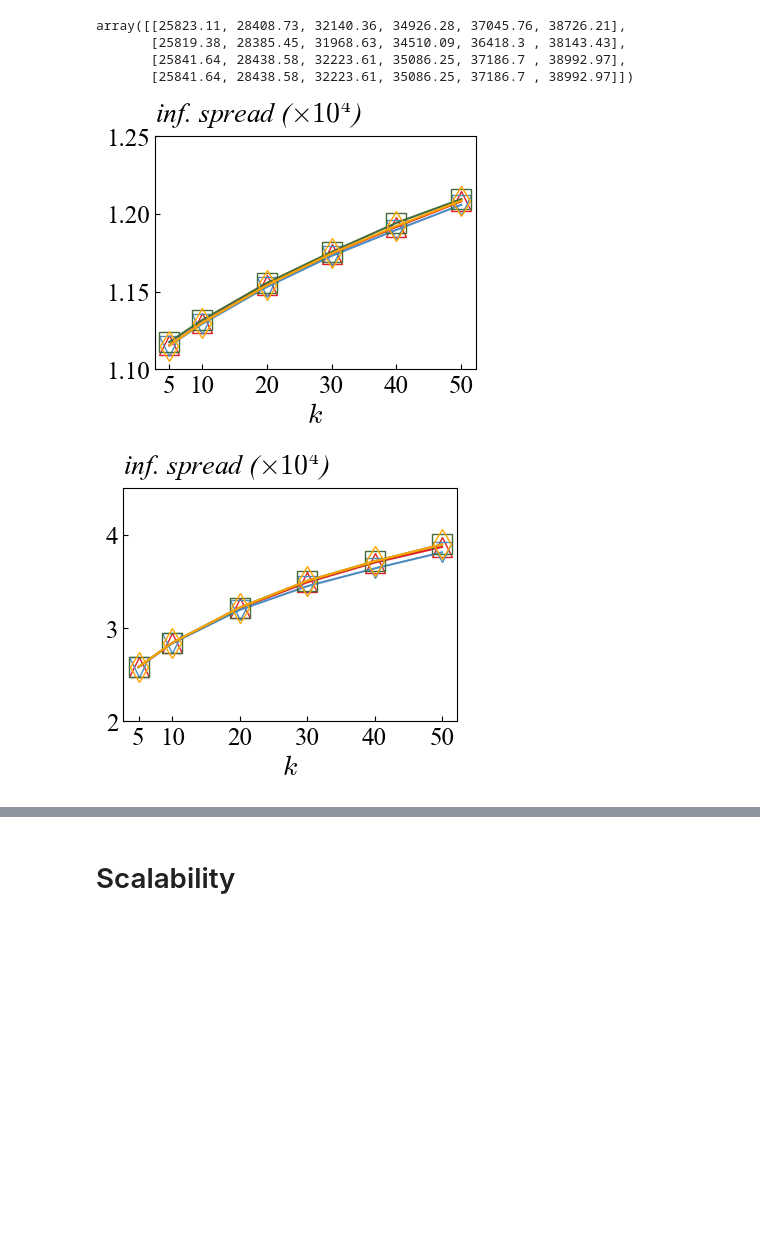
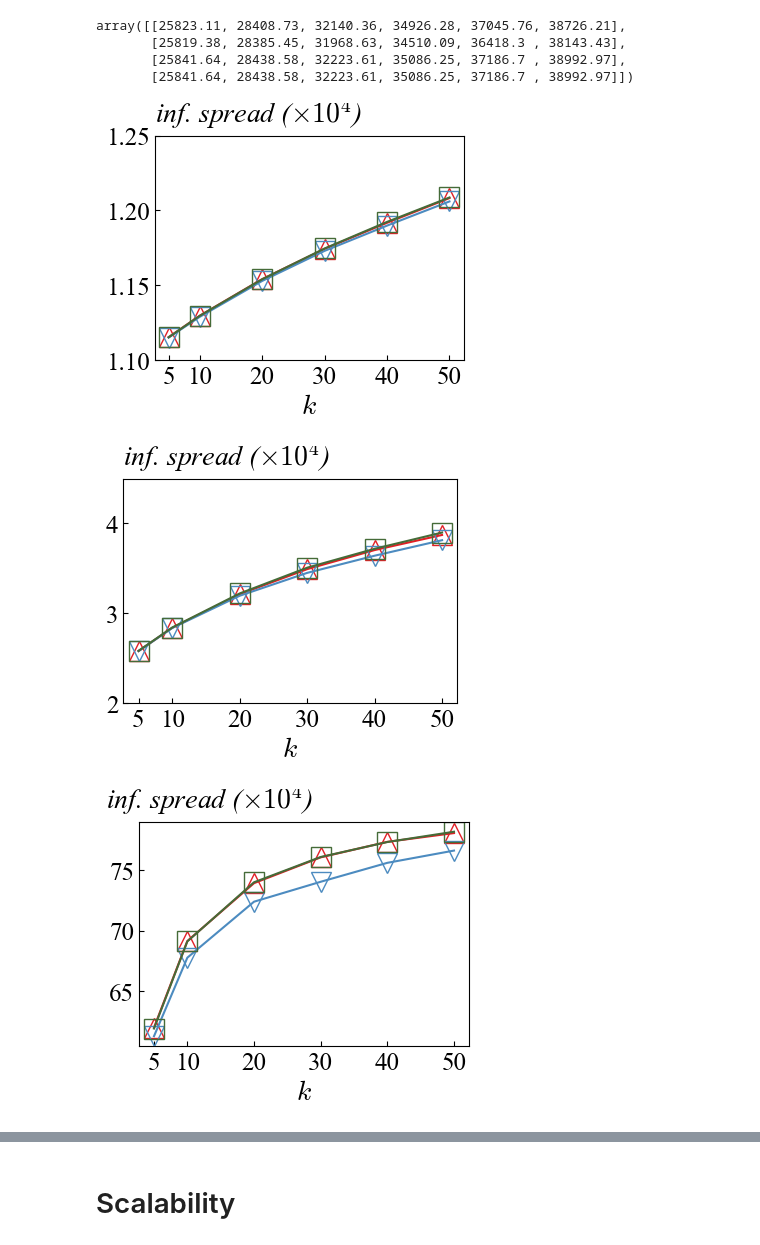
Before and after one commit to chenxlong3/AISPAC, a Jupyter notebook: data_process.ipynb, the cells around one changed output, grey strips where cells are left out. Cells and saved outputs as stored; diff of their text form; code cells hidden in the pictures; blank space fills up the shorter version.

```diff
--- a/data_process.ipynb
+++ b/data_process.ipynb
@@ -619,13 +625,14 @@ plot_stacked_bar(list(sep_time_twitter.values()), list(sep_time_epin.keys()), TI
 # Preserving the Guarantee
 # %%
 inf_k_epin_dict = get_inf_spread_of_one_dataset("Epinions", list(range(2021, 2025))+list(range(2031, 2036)),
-                                                baseline_names=["AISPAC", "AugIM", "AIS", "AIS_plus"],
+                                                baseline_names=["AISPAC", "AugIM", "AIS_plus"],
                                                 settings={"eps":0.1, "seed_mode":"OUTDEG"})
 inf_k_epin_arr = np.array(list(inf_k_epin_dict.values()))
 inf_k_dblp_dict = get_inf_spread_of_one_dataset("DBLP", list(range(2021, 2031)),
-                                                baseline_names=["AISPAC", "AugIM", "AIS", "AIS_plus"],
+                                                baseline_names=["AISPAC", "AugIM", "AIS_plus"],
                                                 settings={"eps":0.1, "seed_mode":"OUTDEG"})
 inf_k_dblp_arr = np.array(list(inf_k_dblp_dict.values()))
-# inf_k_orkut_dict = get_inf_spread_of_one_dataset("orkut", list(range(2021, 2032)), ["AISPAC", "AugIM", "AIS"],
-#                                                 {"eps":0.1, "seed_mode":"OUTDEG"})
-# inf_k_orkut_arr = np.array(list(inf_k_orkut_dict.values()))
+inf_k_orkut_dict = get_inf_spread_of_one_dataset("orkut", list(range(2021, 2031)),
+                                                 baseline_names=["AISPAC", "AugIM", "AIS_plus"],
+                                                settings={"eps":0.1, "seed_mode":"OUTDEG"})
+inf_k_orkut_arr = np.array(list(inf_k_orkut_dict.values()))
@@ -641,47 +645,48 @@ array([[25823.11, 28408.73, 32140.36, 34926.28, 37045.76, 38726.21],
        [25841.64, 28438.58, 32223.61, 35086.25, 37186.7 , 38992.97]])
 # %%
 plot_lines(inf_k_epin_arr / 10000,
-           line_labels=["AISPAC", "AugIM", "AIS", "AIS_plus"],
+           line_labels=["AISPAC", "AugIM", "AIS"],
            x_axis=K_LIST,
            ms=MARKER_SIZE,
            x_label=r"$k$",
            y_label=r"inf. spread ($\times 10^4$)",
            tick_size=TICK_SIZE,
            label_size=LABEL_SIZE,
            fig_size=FIG_SIZE,
            y_label_pos=Y_LABEL_POS,
            y_lim = [1.1, 1.25],
            save_path="./figs/inf_k_OUTDEG_epin.pdf"
            )
 plot_lines(inf_k_dblp_arr / 10000,
-           line_labels=["AISPAC", "AugIM", "AIS", "AIS_plus"],
+           line_labels=["AISPAC", "AugIM", "AIS"],
            x_axis=K_LIST,
            ms=MARKER_SIZE,
            x_label=r"$k$",
            y_label=r"inf. spread ($\times 10^4$)",
            tick_size=TICK_SIZE,
            label_size=LABEL_SIZE,
            fig_size=FIG_SIZE,
            y_label_pos=Y_LABEL_POS,
            y_lim = [2,4.5],
            save_path="./figs/inf_k_OUTDEG_dblp.pdf"
            )
 
-# plot_lines(inf_k_orkut_arr / 10000,
-#            line_labels=["AISPAC", "AugIM", "AIS"],
-#            x_axis=K_LIST,
-#            ms=MARKER_SIZE,
-#            x_label=r"$k$",
-#            y_label=r"inf. spread ($\times 10^4$)",
-#            tick_size=TICK_SIZE,
-#            label_size=LABEL_SIZE,
-#            fig_size=FIG_SIZE,
-#            y_label_pos=[-0.1, 1.1],
-#         #    y_lim = [0,4.5],
-#            save_path="./figs/inf_k_OUTDEG_orkut.pdf"
-#            )
+plot_lines(inf_k_orkut_arr / 100000,
+           line_labels=["AISPAC", "AugIM", "AIS"],
+           x_axis=K_LIST,
+           ms=MARKER_SIZE,
+           x_label=r"$k$",
+           y_label=r"inf. spread ($\times 10^5$)",
+           tick_size=TICK_SIZE,
+           label_size=LABEL_SIZE,
+           fig_size=FIG_SIZE,
+           y_label_pos=[-0.1, 1.1],
+        #    y_lim = [0,4.5],
+           save_path="./figs/inf_k_OUTDEG_orkut.pdf"
+           )
 # %% [output]
-[figure, old version]
+[figure, new version]
-[figure, old version]
+[figure, new version]
+[figure, added]
 # %%
 time_k_epin = get_runtime_for_lines_of_one_dataset("Epinions", list(range(2021, 2031)),
```
Also changed, not shown: parts of 15 cells of this notebook.
